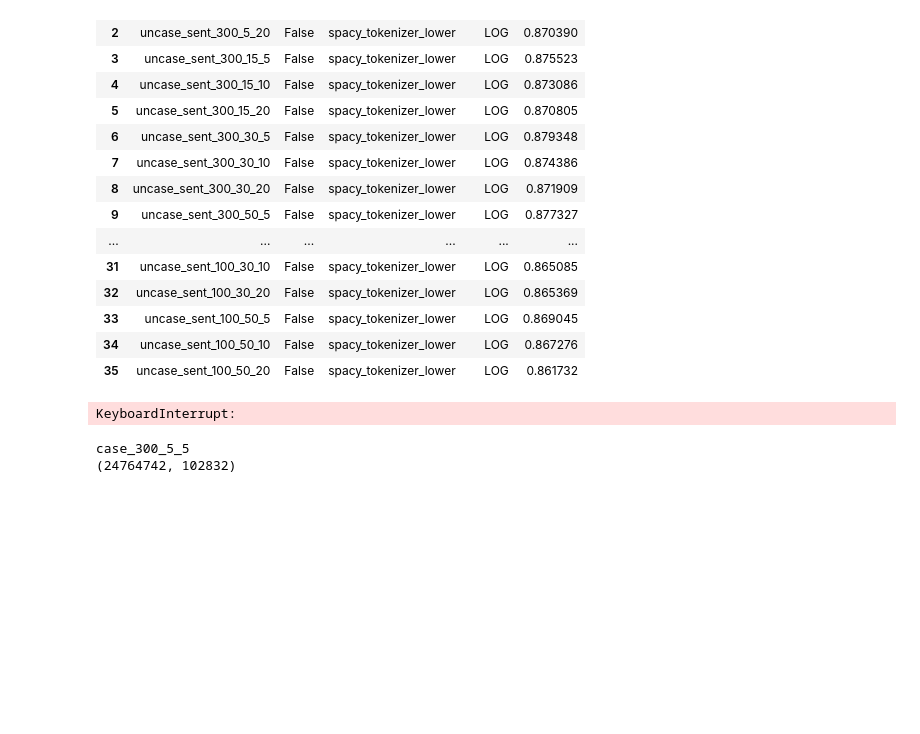
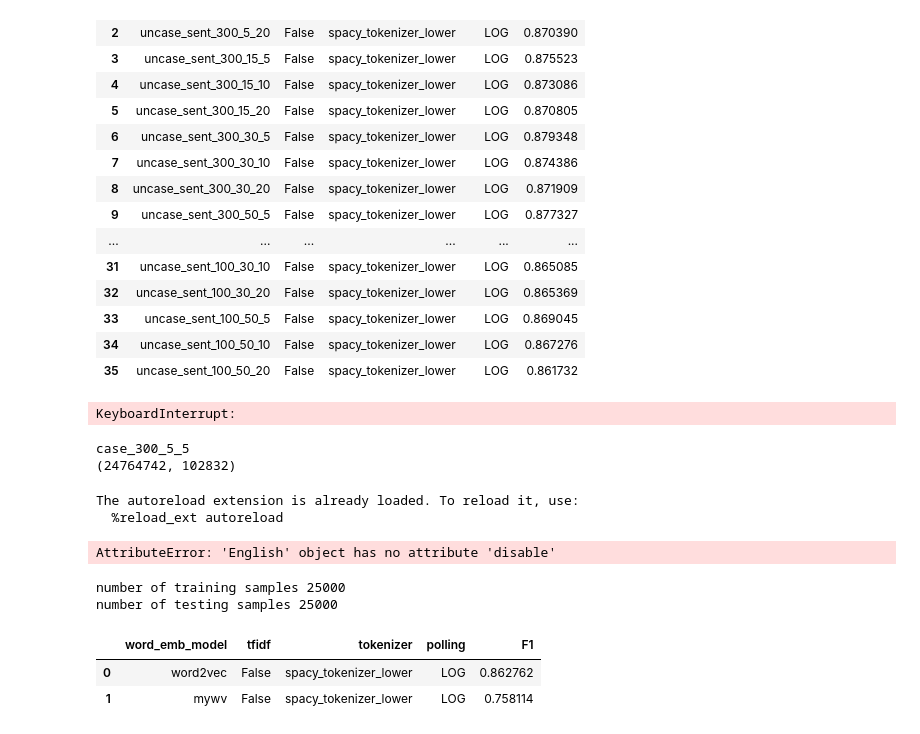
Before and after one commit to vpatavee/text-classification-from-probabilistic-to-deep-learning, a Jupyter notebook: word2vec_exp.ipynb, the cells around one changed output. Drawn from its saved outputs; the diff is of its cells as text; code cells hidden in the pictures; blank space fills up the shorter version.

```diff
--- a/word2vec_exp.ipynb
+++ b/word2vec_exp.ipynb
@@ -199,0 +203,41 @@ case_300_5_5
+# %%
+import pickle
+import gensim
+%load_ext autoreload
+%autoreload
+from word_emb import run_logistic_word_emb_exp
+
+from gensim.models import Word2Vec, KeyedVectors
+import spacy
+from dataset import download_tfds_imdb_as_text
+nlp = spacy.load("en_core_web_sm")
+# %% [output]
+The autoreload extension is already loaded. To reload it, use:
+  %reload_ext autoreload
+AttributeError: 'English' object has no attribute 'disable'
+# %%
+class WV:
+    def __init__(self, dic):
+        self.dic = dic
+        self.vector_size = 300
+    def __getitem__(self, key):
+        return self.dic[key]
+
+    def __contains__(self, key):
+        return key in self.dic
+
+X_train, X_test, y_train, y_test = download_tfds_imdb_as_text()
+# %% [output]
+number of training samples 25000
+number of testing samples 25000
+# %%
+word_emb_models = {
+    "word2vec": gensim.models.KeyedVectors.load_word2vec_format('./GoogleNews-vectors-negative300.bin', binary=True),
+    "mywv": WV(pickle.load(open("wv_20200531.pkl", "rb")))
+}
+# %%
+run_logistic_word_emb_exp(X_train, X_test, y_train, y_test, word_emb_models)
+# %% [output]
+|  | word_emb_model | tfidf | tokenizer | polling | F1 |
+| 0 | word2vec | False | spacy_tokenizer_lower | LOG | 0.862762 |
+| 1 | mywv | False | spacy_tokenizer_lower | LOG | 0.758114 |
```
Also changed, not shown: parts of 2 cells of this notebook, 3 other files.
